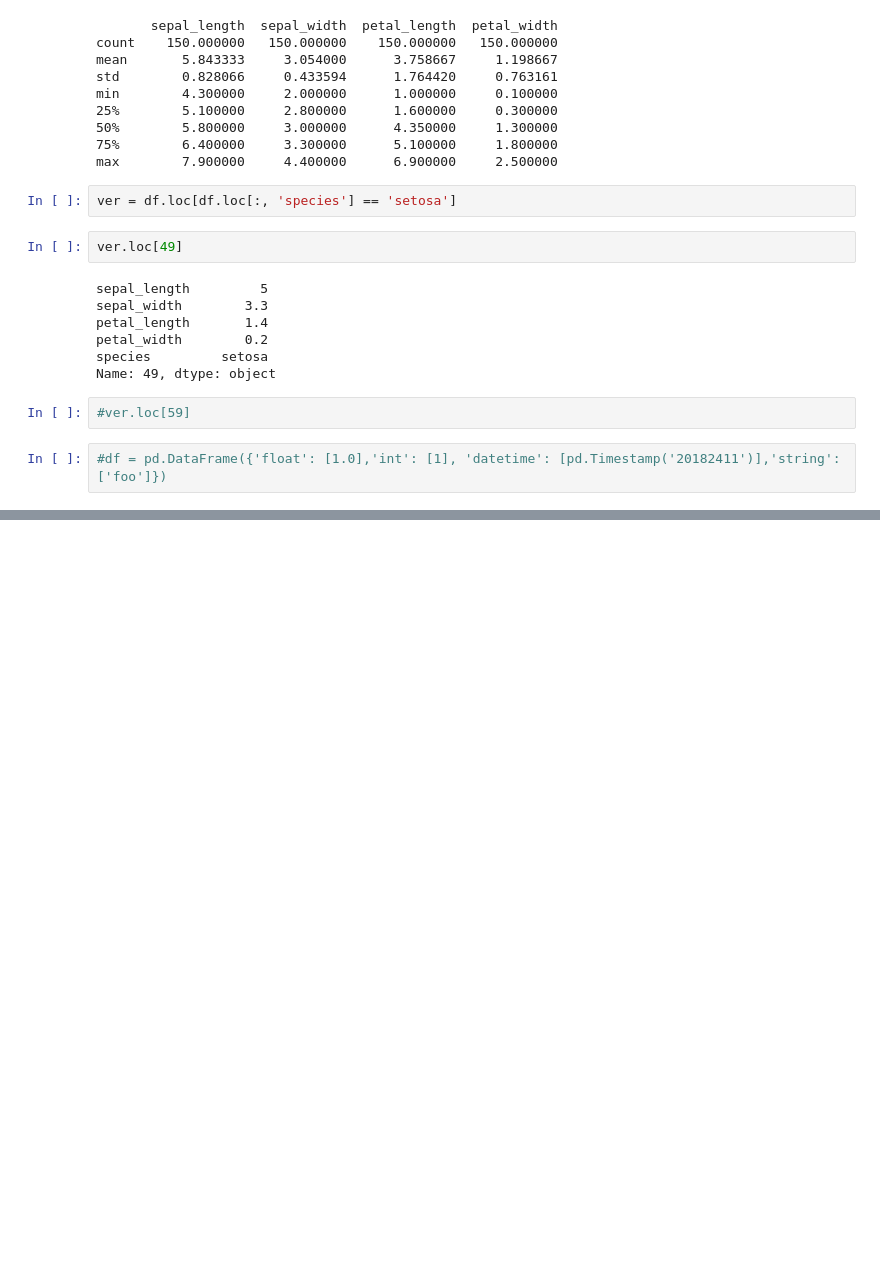
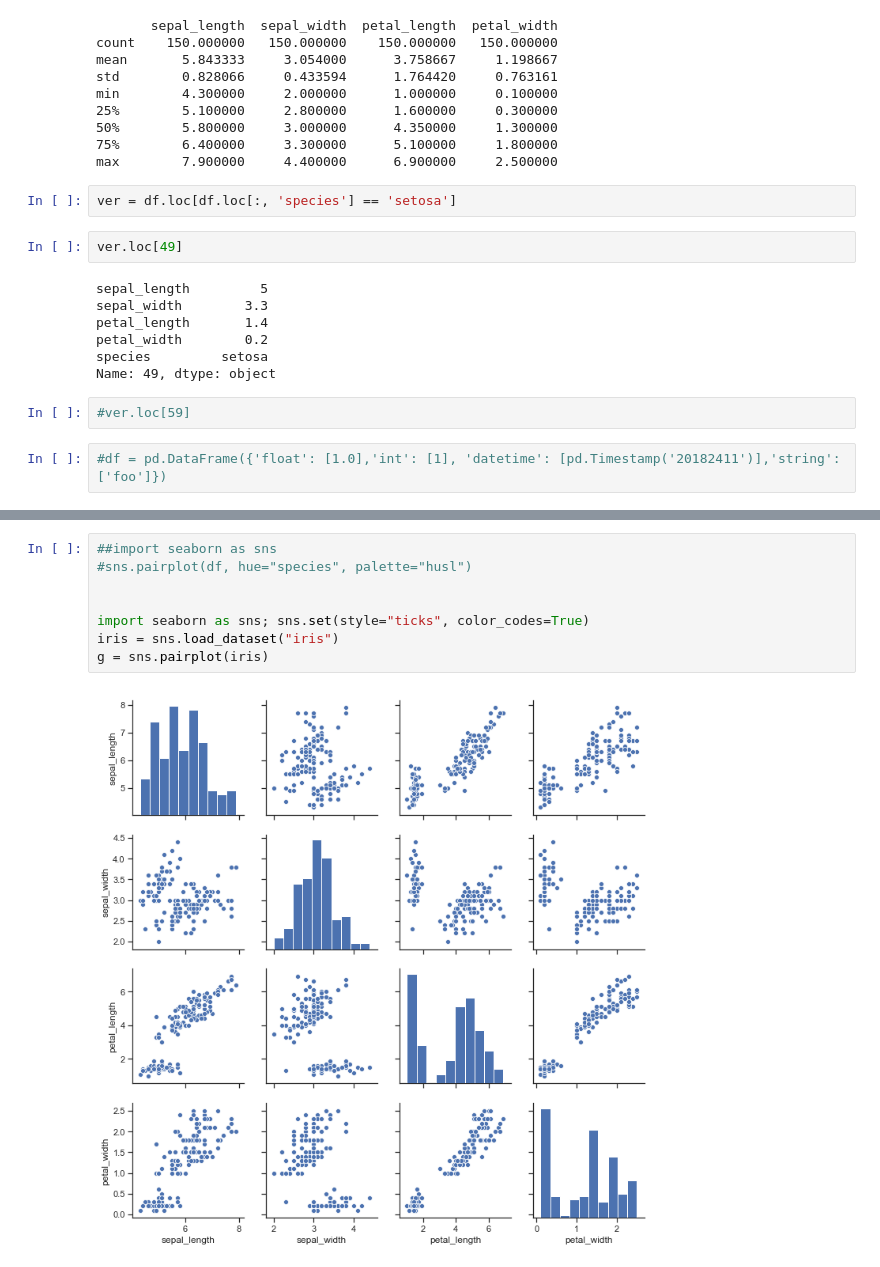
Before and after one commit to IvanMcGann/emergingTechAssignments, a Jupyter notebook: iris-dataset.ipynb, the cells around one changed output, grey strips where cells are left out. Saved outputs shown, nothing was run; the diff lists cells and outputs as text; blank space fills up the shorter version.

```diff
--- a/iris-dataset.ipynb
+++ b/iris-dataset.ipynb
@@ -303 +303,11 @@ df.plot(subplots=True, figsize=(6, 6)); plt.legend(loc='best')
+# %%
+##import seaborn as sns
+#sns.pairplot(df, hue="species", palette="husl")
+
+
+import seaborn as sns; sns.set(style="ticks", color_codes=True)
+iris = sns.load_dataset("iris")
+g = sns.pairplot(iris)
+# %% [output]
+[figure, added]
 # %%
```
Also changed, not shown: parts of 3 cells of this notebook, 1 other file.
